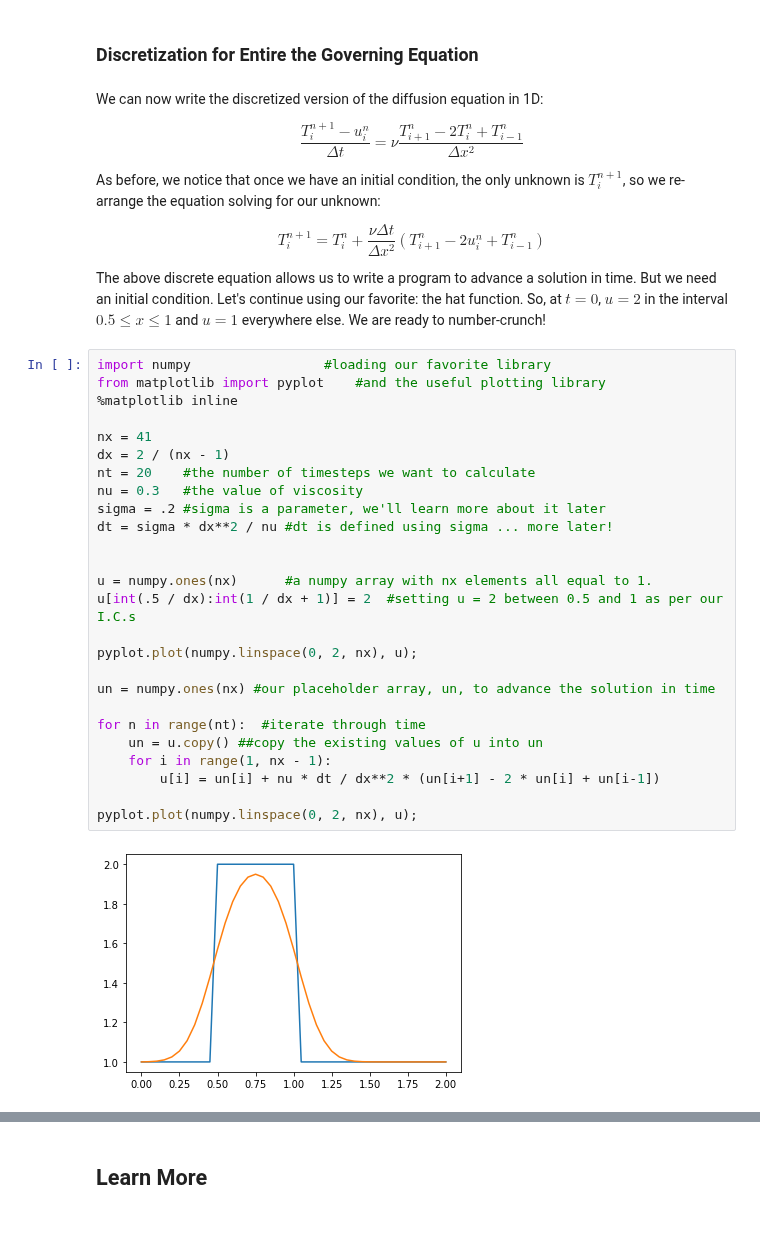
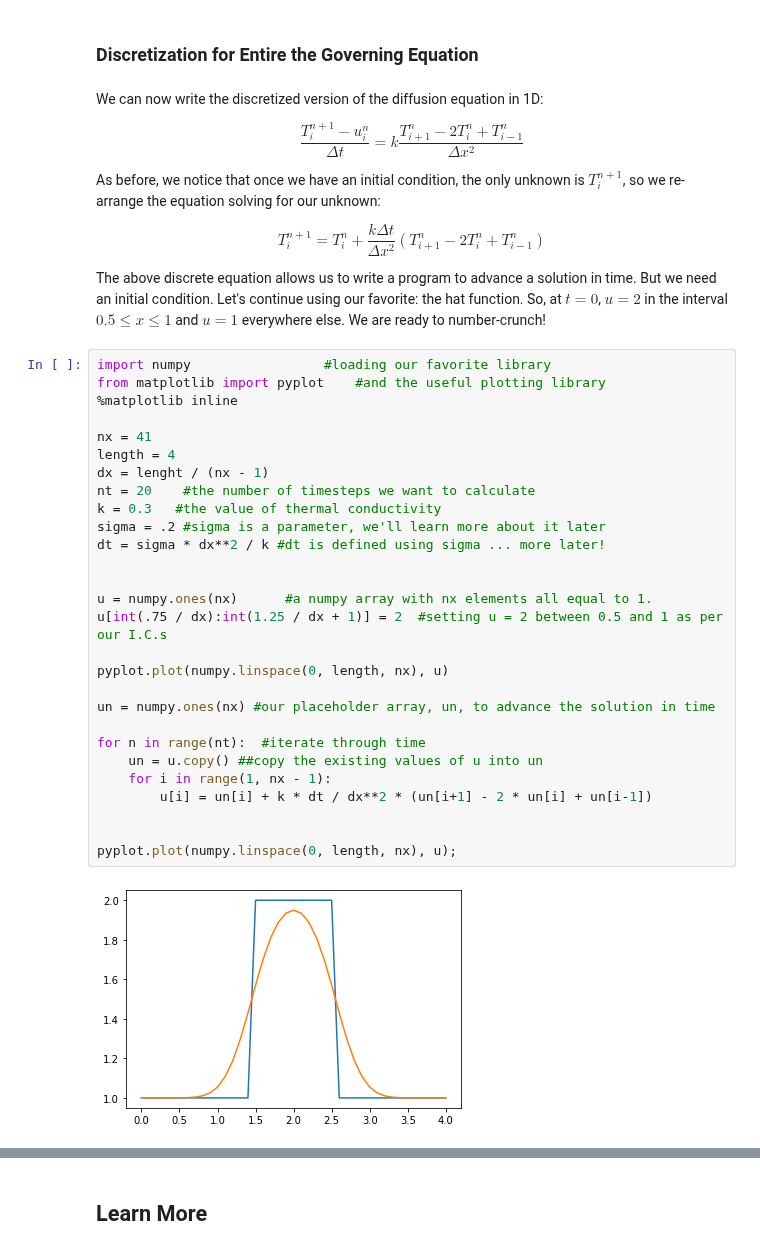
Before and after one commit to greenty5/thermoFluidPython, a Jupyter notebook: lessons/1D_heatTransfer.ipynb, the cells around one changed output, grey strips where cells are left out. Cells and saved outputs as stored; diff of their text form.

```diff
--- a/lessons/1D_heatTransfer.ipynb
+++ b/lessons/1D_heatTransfer.ipynb
@@ -33,38 +33,40 @@ $$\frac{\partial ^2 T}{\partial x^2}=\frac{T_{i+1}-2T_{i}+T_{i-1}}{\Delta x^2} +
 # %% [markdown]
 We can now write the discretized version of the diffusion equation in 1D:
 
-$$\frac{T_{i}^{n+1}-u_{i}^{n}}{\Delta t}=\nu\frac{T_{i+1}^{n}-2T_{i}^{n}+T_{i-1}^{n}}{\Delta x^2}$$
+$$\frac{T_{i}^{n+1}-u_{i}^{n}}{\Delta t}=k\frac{T_{i+1}^{n}-2T_{i}^{n}+T_{i-1}^{n}}{\Delta x^2}$$
 
 As before, we notice that once we have an initial condition, the only unknown is $T_{i}^{n+1}$, so we re-arrange the equation solving for our unknown:
 
-$$T_{i}^{n+1}=T_{i}^{n}+\frac{\nu\Delta t}{\Delta x^2}(T_{i+1}^{n}-2u_{i}^{n}+T_{i-1}^{n})$$
+$$T_{i}^{n+1}=T_{i}^{n}+\frac{k \Delta t}{\Delta x^2}(T_{i+1}^{n}-2T_{i}^{n}+T_{i-1}^{n})$$
 
 The above discrete equation allows us to write a program to advance a solution in time. But we need an initial condition. Let's continue using our favorite: the hat function. So, at $t=0$, $u=2$ in the interval $0.5\le x\le 1$ and $u=1$ everywhere else. We are ready to number-crunch!
 # %%
 import numpy                 #loading our favorite library
 from matplotlib import pyplot    #and the useful plotting library
 %matplotlib inline
 
 nx = 41
-dx = 2 / (nx - 1)
+length = 4
+dx = lenght / (nx - 1)
 nt = 20    #the number of timesteps we want to calculate
-nu = 0.3   #the value of viscosity
+k = 0.3   #the value of thermal conductivity
 sigma = .2 #sigma is a parameter, we'll learn more about it later
-dt = sigma * dx**2 / nu #dt is defined using sigma ... more later!
+dt = sigma * dx**2 / k #dt is defined using sigma ... more later!
 
 
 u = numpy.ones(nx)      #a numpy array with nx elements all equal to 1.
-u[int(.5 / dx):int(1 / dx + 1)] = 2  #setting u = 2 between 0.5 and 1 as per our I.C.s
+u[int(.75 / dx):int(1.25 / dx + 1)] = 2  #setting u = 2 between 0.5 and 1 as per our I.C.s
 
-pyplot.plot(numpy.linspace(0, 2, nx), u);
+pyplot.plot(numpy.linspace(0, length, nx), u)
 
 un = numpy.ones(nx) #our placeholder array, un, to advance the solution in time
 
 for n in range(nt):  #iterate through time
     un = u.copy() ##copy the existing values of u into un
     for i in range(1, nx - 1):
-        u[i] = un[i] + nu * dt / dx**2 * (un[i+1] - 2 * un[i] + un[i-1])
+        u[i] = un[i] + k * dt / dx**2 * (un[i+1] - 2 * un[i] + un[i-1])
 
-pyplot.plot(numpy.linspace(0, 2, nx), u);
+
+pyplot.plot(numpy.linspace(0, length, nx), u);
 # %% [output]
-[figure, old version]
+[figure, new version]
```
Also changed, not shown: parts of 1 cell of this notebook.
